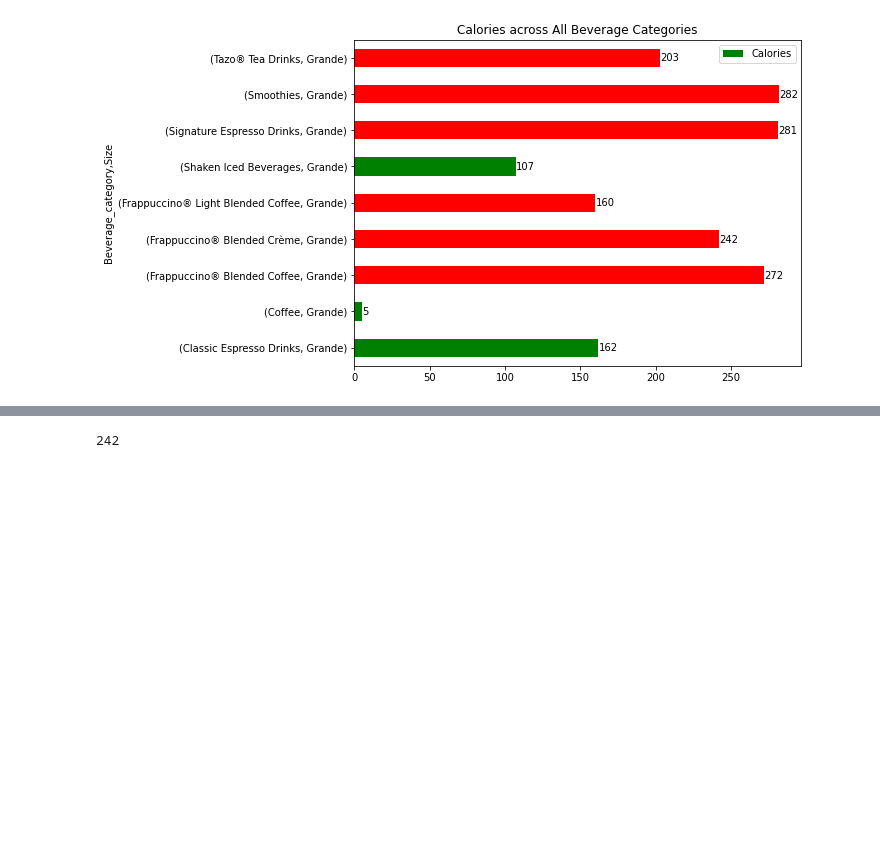
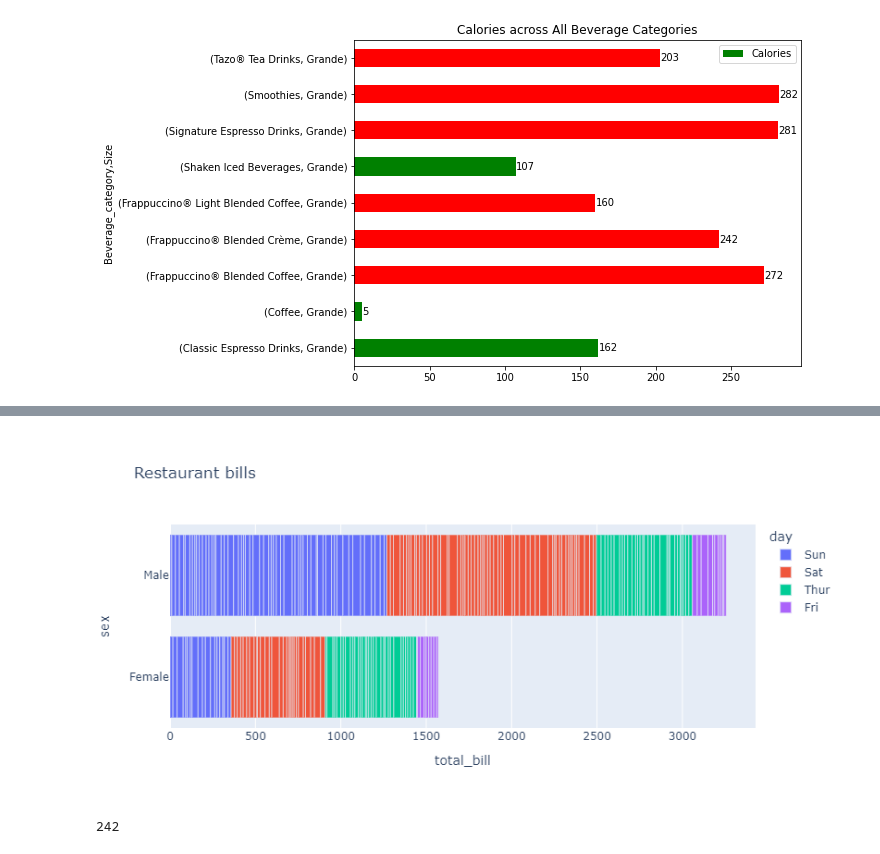
Before and after one commit to Ramyals-web/Starbucks-Project, a Jupyter notebook: StarbucksNutrition.ipynb, the cells around one changed output, grey strips where cells are left out. Saved outputs shown, nothing was run; the diff lists cells and outputs as text; code cells hidden in the pictures; blank space fills up the shorter version.

```diff
--- a/StarbucksNutrition.ipynb
+++ b/StarbucksNutrition.ipynb
@@ -147,11 +142,13 @@ plt.show()
 <Figure size 432x288 with 0 Axes>
 [figure]
 # %%
-# clrs = ['grey' if x <=30 else 'red' for x in grande_renamed['Sugar'] ]
-# ax = grande_renamed.plot.barh(y="Sugar", rot=0, color=clrs, figsize=(10,10), align="center")
-# for container in ax.containers:
-#     ax.bar_label(container)
-# # fig = plt.figure()
-# plt.title("Sugar Content across All Beverage Categories", fontdict=None, loc='center')
-# plt.savefig('sugar.jpg')
-# plt.show()
+grande_renamed = grande_beverage.rename(columns={" Sugars (g)": "Sugar"})
+grande_renamed.reset_index
+
+df = px.data.tips()
+fig = px.bar(df, x="total_bill", y="sex", color='day', orientation='h',
+             hover_data=["tip", "size"],
+             height=400,
+             title='Restaurant bills')
+fig.show()
+# %% [output]
@@ -158,3 +156,4 @@ plt.show()
+[figure, added]
 # %%
 #total numb sugar
 total_sugar = hd[" Sugars (g)"].count()
```
Also changed, not shown: parts of 3 cells of this notebook, 21 other files.
